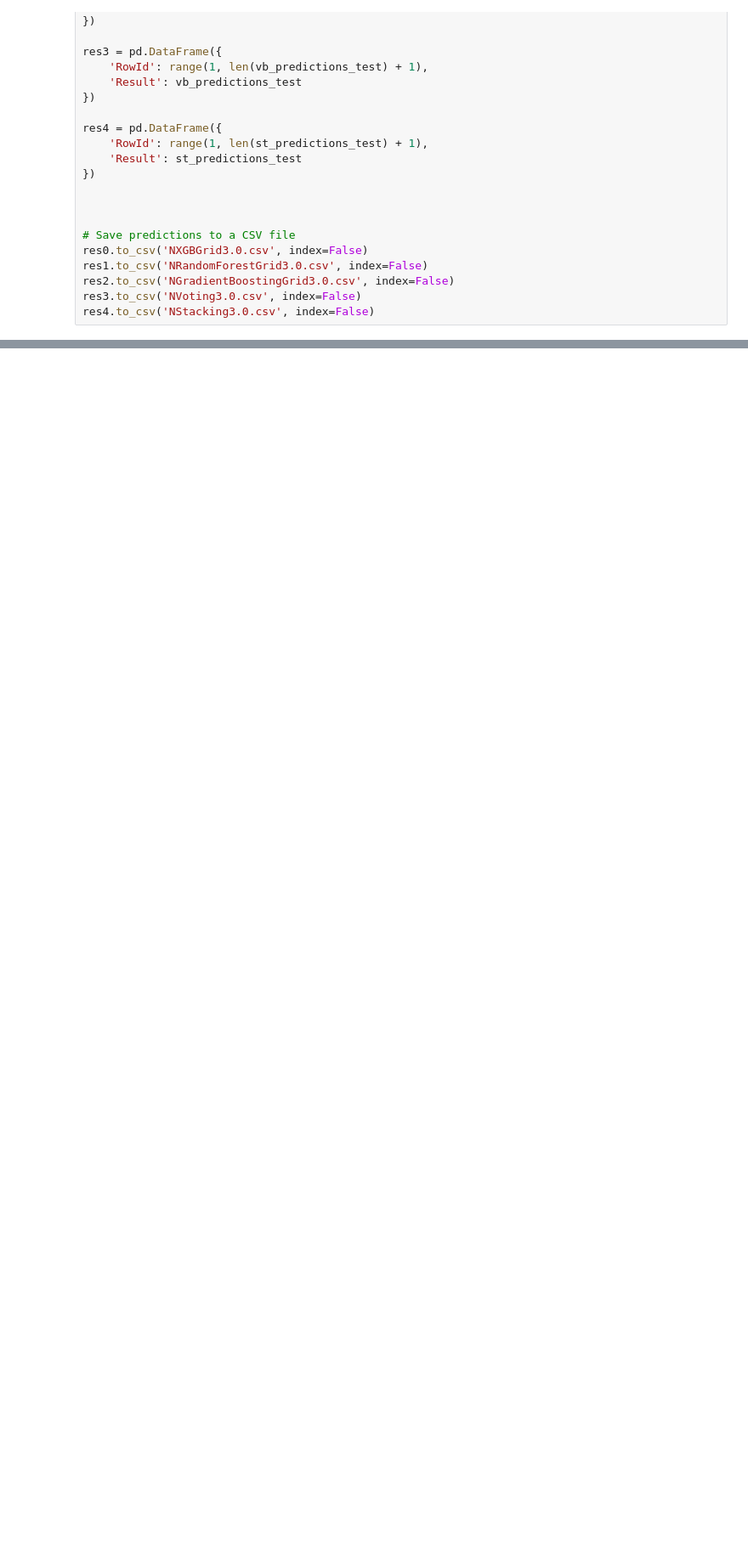
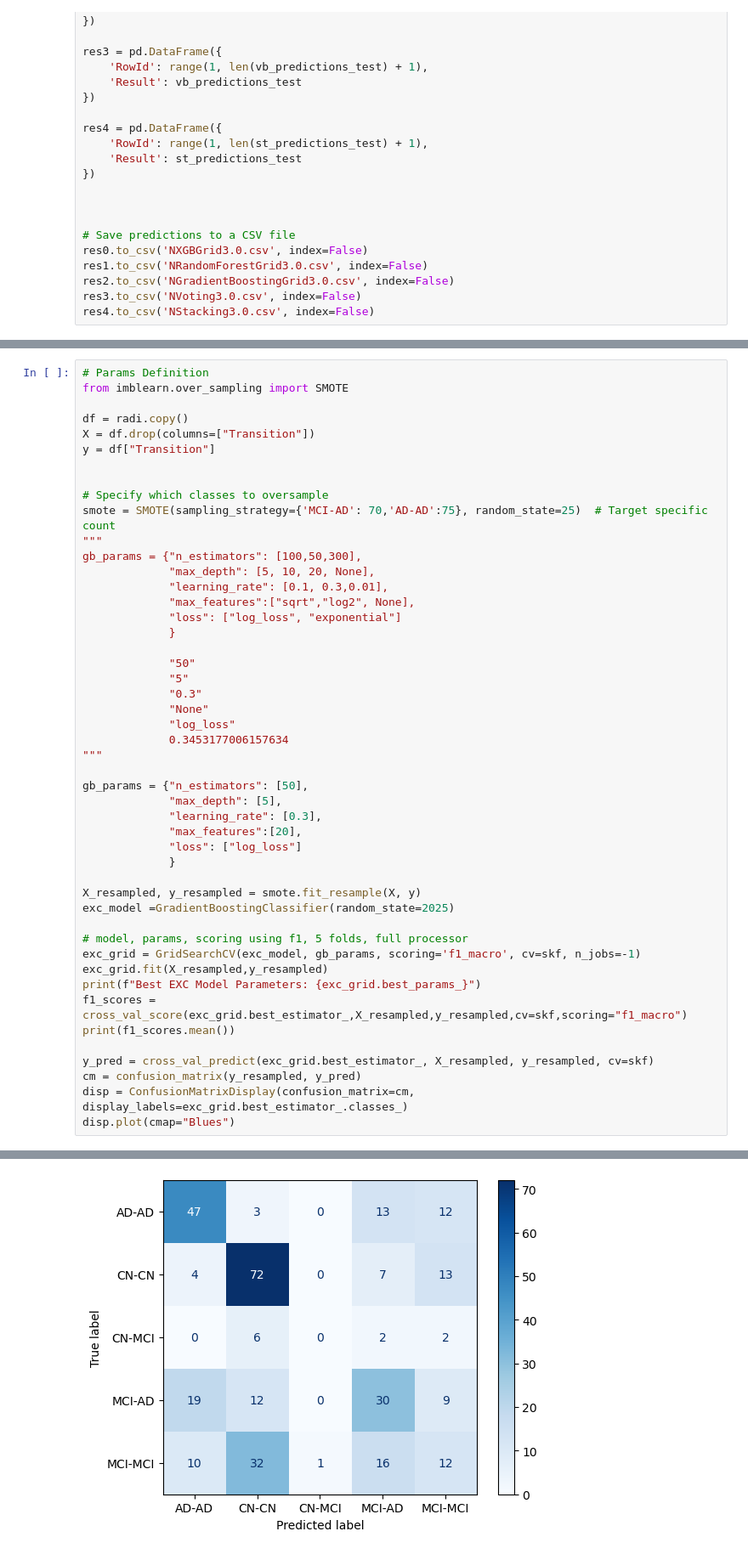
Before and after one commit to NunoRodriguess/Projeto-DAA, a Jupyter notebook: NewGen/Ensemblers/EnsemblersBoosters3.ipynb, the cells around one changed output, grey strips where cells are left out. Shown: that part at 85% size. Drawn from its saved outputs; the diff is of its cells as text; blank space fills up the shorter version.

```diff
--- a/NewGen/Ensemblers/EnsemblersBoosters3.ipynb
+++ b/NewGen/Ensemblers/EnsemblersBoosters3.ipynb
@@ -402,0 +577,49 @@ res5.to_csv('NStacking3.1.0.csv', index=False)
+# %%
+# Params Definition
+from imblearn.over_sampling import SMOTE
+
+df = radi.copy()
+X = df.drop(columns=["Transition"])
+y = df["Transition"]
+
+
+# Specify which classes to oversample
+smote = SMOTE(sampling_strategy={'MCI-AD': 70,'AD-AD':75}, random_state=25)  # Target specific count
+"""
+gb_params = {"n_estimators": [100,50,300],
+             "max_depth": [5, 10, 20, None],
+             "learning_rate": [0.1, 0.3,0.01],
+             "max_features":["sqrt","log2", None],
+             "loss": ["log_loss", "exponential"]
+             }
+
+             "50"
+             "5"
+             "0.3"
+             "None"
+             "log_loss"
+             0.3453177006157634
+"""
+
+gb_params = {"n_estimators": [50],
+             "max_depth": [5],
+             "learning_rate": [0.3],
+             "max_features":[20],
+             "loss": ["log_loss"]
+             }
+
+X_resampled, y_resampled = smote.fit_resample(X, y)
+exc_model =GradientBoostingClassifier(random_state=2025)
+
+# model, params, scoring using f1, 5 folds, full processor
+exc_grid = GridSearchCV(exc_model, gb_params, scoring='f1_macro', cv=skf, n_jobs=-1)
+exc_grid.fit(X_resampled,y_resampled)
+print(f"Best EXC Model Parameters: {exc_grid.best_params_}")
+f1_scores = cross_val_score(exc_grid.best_estimator_,X_resampled,y_resampled,cv=skf,scoring="f1_macro")
+print(f1_scores.mean())
+
+y_pred = cross_val_predict(exc_grid.best_estimator_, X_resampled, y_resampled, cv=skf)
+cm = confusion_matrix(y_resampled, y_pred)
+disp = ConfusionMatrixDisplay(confusion_matrix=cm, display_labels=exc_grid.best_estimator_.classes_)
+disp.plot(cmap="Blues")
+# %% [output]
@@ -402,0 +629 @@ res5.to_csv('NStacking3.1.0.csv', index=False)
+[figure, added]
```
Also changed, not shown: parts of 17 cells of this notebook, 10 other files.
